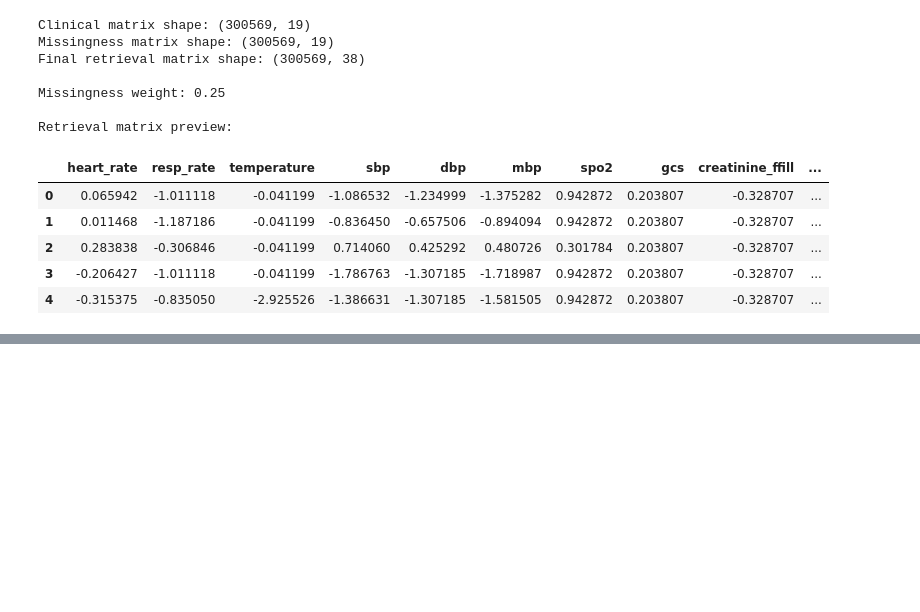
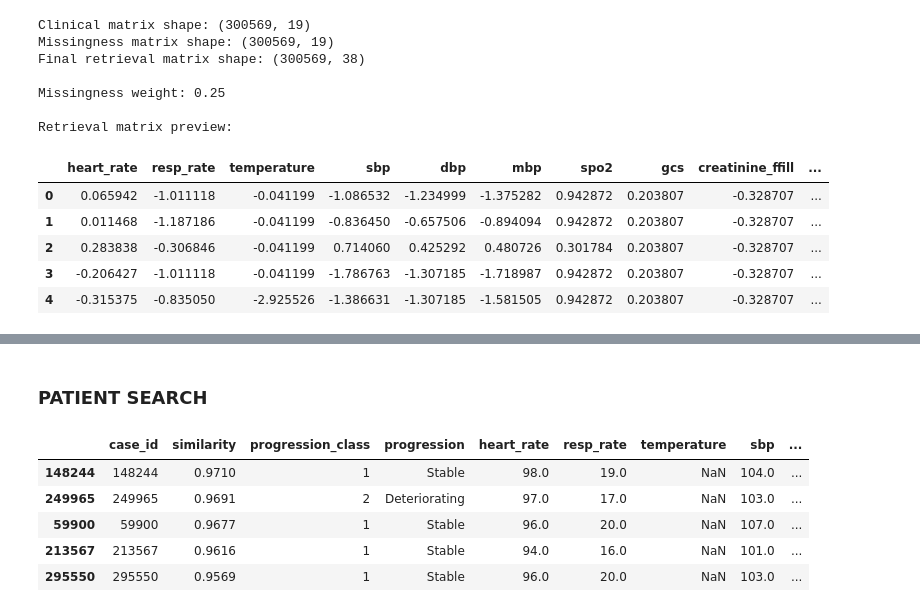
Before and after one commit to Prajin-K/Explainable-Sepsis-AI, a Jupyter notebook: notebooks/21_Case_RAG_Data_Preparation.ipynb, the cells around one changed output, grey strips where cells are left out. Drawn from its saved outputs; the diff is of its cells as text; code cells hidden in the pictures; blank space fills up the shorter version.

```diff
--- a/notebooks/21_Case_RAG_Data_Preparation.ipynb
+++ b/notebooks/21_Case_RAG_Data_Preparation.ipynb
@@ -362,0 +697,11 @@ Retrieval matrix preview:
+# %% [markdown]
+### PATIENT SEARCH
+# %%
+retrieve_similar_cases(query_index=222, top_k=5)
+# %% [output]
+|  | case_id | similarity | progression_class | progression | heart_rate | resp_rate | temperature | sbp | ... |
+| 148244 | 148244 | 0.9710 | 1 | Stable | 98.0 | 19.0 | NaN | 104.0 | ... |
+| 249965 | 249965 | 0.9691 | 2 | Deteriorating | 97.0 | 17.0 | NaN | 103.0 | ... |
+| 59900 | 59900 | 0.9677 | 1 | Stable | 96.0 | 20.0 | NaN | 107.0 | ... |
+| 213567 | 213567 | 0.9616 | 1 | Stable | 94.0 | 16.0 | NaN | 101.0 | ... |
+| 295550 | 295550 | 0.9569 | 1 | Stable | 96.0 | 20.0 | NaN | 103.0 | ... |
```
Also changed, not shown: parts of 10 cells of this notebook.
